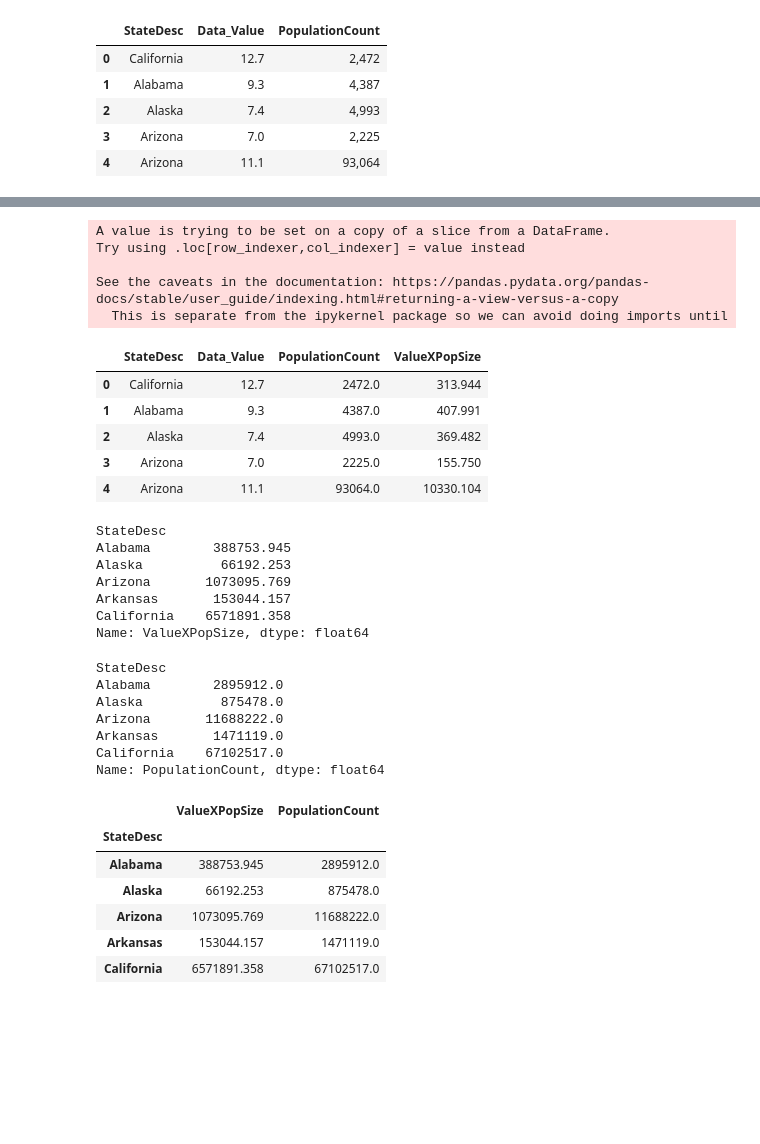
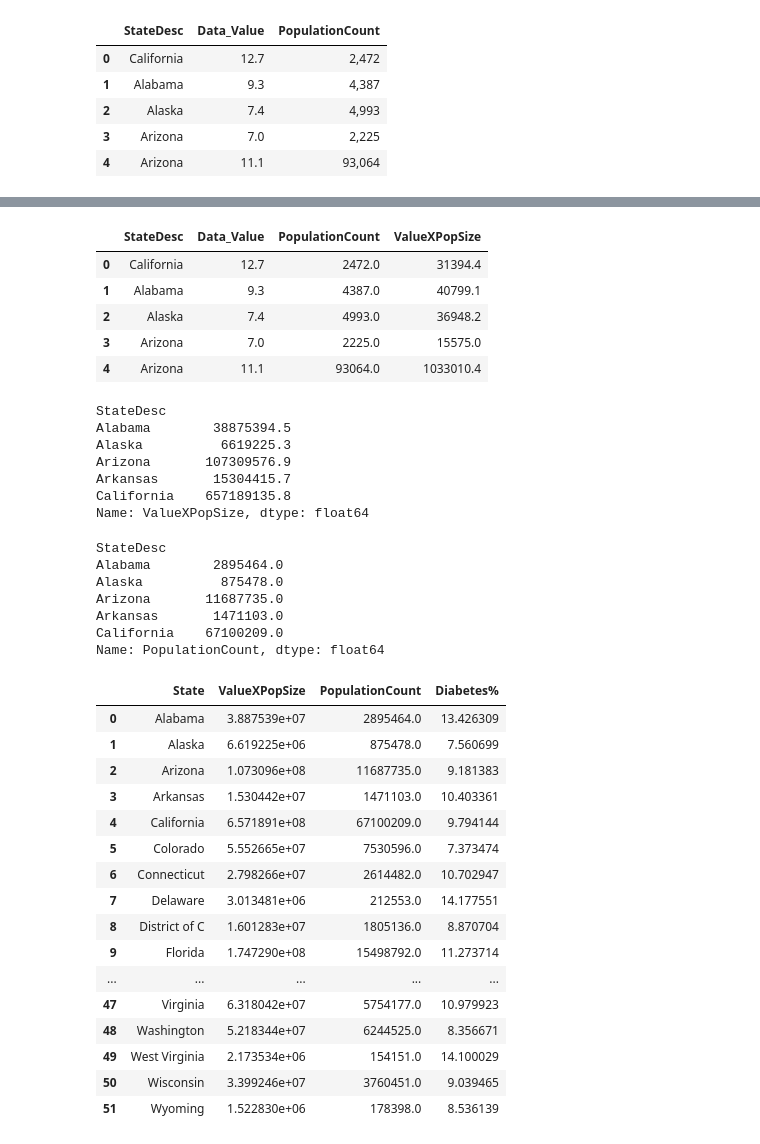
Before and after one commit to the-liat/project-1, a Jupyter notebook: clean_500_cities.ipynb, the cells around one changed output, grey strips where cells are left out. Drawn from its saved outputs; the diff is of its cells as text; code cells hidden in the pictures; blank space fills up the shorter version.

Commit message:
version 3
This is the data that is reviewed

```diff
--- a/clean_500_cities.ipynb
+++ b/clean_500_cities.ipynb
@@ -4,7 +4,7 @@ import pandas as pd
 import numpy as np
 # %%
 #CSV file original
-file = "500_Cities__Diagnosed_diabetes_among_adults_aged___18_years - 500_Cities__Diagnosed_diabetes_among_adults_aged___18_years.csv"
+file = "Datasets/500_Cities__Diagnosed_diabetes_among_adults_aged___18_years.csv"
 cities_500 = pd.read_csv(file)
 cities_500.head()
 # %% [output]
@@ -95,7 +95,7 @@ cities_data_reduced.head()
 | 4 | Arizona | 11.1 | 93,064 |
 # %%
 #Checking reduced data
-cities_data_reduced.dropna(how='any')
+cities_data_reduced = cities_data_reduced.dropna(how='any')
 cities_data_reduced.info()
 # %% [output]
 <class 'pandas.core.frame.DataFrame'>
@@ -128,31 +118,26 @@ dtype('float64')
 # %%
 #Creating new column to identify Diabetes Population
 cities_data_reduced['ValueXPopSize'] = (cities_data_reduced['PopulationCount'] *
-                                               cities_data_reduced['Data_Value'] * .01)
+                                               cities_data_reduced['Data_Value'] )
 cities_data_reduced.head()
 # %% [output]
-A value is trying to be set on a copy of a slice from a DataFrame.
-Try using .loc[row_indexer,col_indexer] = value instead
-
-See the caveats in the documentation: https://pandas.pydata.org/pandas-docs/stable/user_guide/indexing.html#returning-a-view-versus-a-copy
-  This is separate from the ipykernel package so we can avoid doing imports until
 |  | StateDesc | Data_Value | PopulationCount | ValueXPopSize |
-| 0 | California | 12.7 | 2472.0 | 313.944 |
-| 1 | Alabama | 9.3 | 4387.0 | 407.991 |
-| 2 | Alaska | 7.4 | 4993.0 | 369.482 |
-| 3 | Arizona | 7.0 | 2225.0 | 155.750 |
-| 4 | Arizona | 11.1 | 93064.0 | 10330.104 |
+| 0 | California | 12.7 | 2472.0 | 31394.4 |
+| 1 | Alabama | 9.3 | 4387.0 | 40799.1 |
+| 2 | Alaska | 7.4 | 4993.0 | 36948.2 |
+| 3 | Arizona | 7.0 | 2225.0 | 15575.0 |
+| 4 | Arizona | 11.1 | 93064.0 | 1033010.4 |
 # %%
 #Code to combine states data and add Diabetes Population column
 state_data_numbers = cities_data_reduced.groupby(['StateDesc']).sum()['ValueXPopSize']
 state_data_numbers.head()
 # %% [output]
 StateDesc
-Alabama        388753.945
-Alaska          66192.253
-Arizona       1073095.769
-Arkansas       153044.157
-California    6571891.358
+Alabama        38875394.5
+Alaska          6619225.3
+Arizona       107309576.9
+Arkansas       15304415.7
+California    657189135.8
 Name: ValueXPopSize, dtype: float64
 # %%
 #Create population of state tested
@@ -160,24 +145,37 @@ states_pop = cities_data_reduced.groupby(['StateDesc']).sum()['PopulationCount']
 states_pop.head()
 # %% [output]
 StateDesc
-Alabama        2895912.0
+Alabama        2895464.0
 Alaska          875478.0
-Arizona       11688222.0
-Arkansas       1471119.0
-California    67102517.0
+Arizona       11687735.0
+Arkansas       1471103.0
+California    67100209.0
 Name: PopulationCount, dtype: float64
 # %%
 #Merge data an rename columns
-states_data = pd.merge(state_data_numbers,states_pop,on='StateDesc')
-states_data = states_data.rename(columns={0:"State", 1:"DiabetesNum",2:"TotalPopulationT"})
-states_data.head()
+
+states_data = pd.merge(state_data_numbers,states_pop,on='StateDesc').reset_index()
+states_data = states_data.rename(columns={"StateDesc":"State", 1:"DiabetesNum",2:"TotalPopulationT"})
+states_data['Diabetes%'] = (states_data['ValueXPopSize'] /
+                                               states_data['PopulationCount'] )
+states_data
 # %% [output]
-|  | ValueXPopSize | PopulationCount |
-| StateDesc |  |  |
-| Alabama | 388753.945 | 2895912.0 |
-| Alaska | 66192.253 | 875478.0 |
-| Arizona | 1073095.769 | 11688222.0 |
-| Arkansas | 153044.157 | 1471119.0 |
-| California | 6571891.358 | 67102517.0 |
+|  | State | ValueXPopSize | PopulationCount | Diabetes% |
+| 0 | Alabama | 3.887539e+07 | 2895464.0 | 13.426309 |
+| 1 | Alaska | 6.619225e+06 | 875478.0 | 7.560699 |
+| 2 | Arizona | 1.073096e+08 | 11687735.0 | 9.181383 |
+| 3 | Arkansas | 1.530442e+07 | 1471103.0 | 10.403361 |
+| 4 | California | 6.571891e+08 | 67100209.0 | 9.794144 |
+| 5 | Colorado | 5.552665e+07 | 7530596.0 | 7.373474 |
+| 6 | Connecticut | 2.798266e+07 | 2614482.0 | 10.702947 |
+| 7 | Delaware | 3.013481e+06 | 212553.0 | 14.177551 |
+| 8 | District of C | 1.601283e+07 | 1805136.0 | 8.870704 |
+| 9 | Florida | 1.747290e+08 | 15498792.0 | 11.273714 |
+| ... | ... | ... | ... | ... |
+| 47 | Virginia | 6.318042e+07 | 5754177.0 | 10.979923 |
+| 48 | Washington | 5.218344e+07 | 6244525.0 | 8.356671 |
+| 49 | West Virginia | 2.173534e+06 | 154151.0 | 14.100029 |
+| 50 | Wisconsin | 3.399246e+07 | 3760451.0 | 9.039465 |
+| 51 | Wyoming | 1.522830e+06 | 178398.0 | 8.536139 |
 # %%
 #Store new spreadsheet
```
Also changed, not shown: parts of 3 cells of this notebook, 1 other file.
